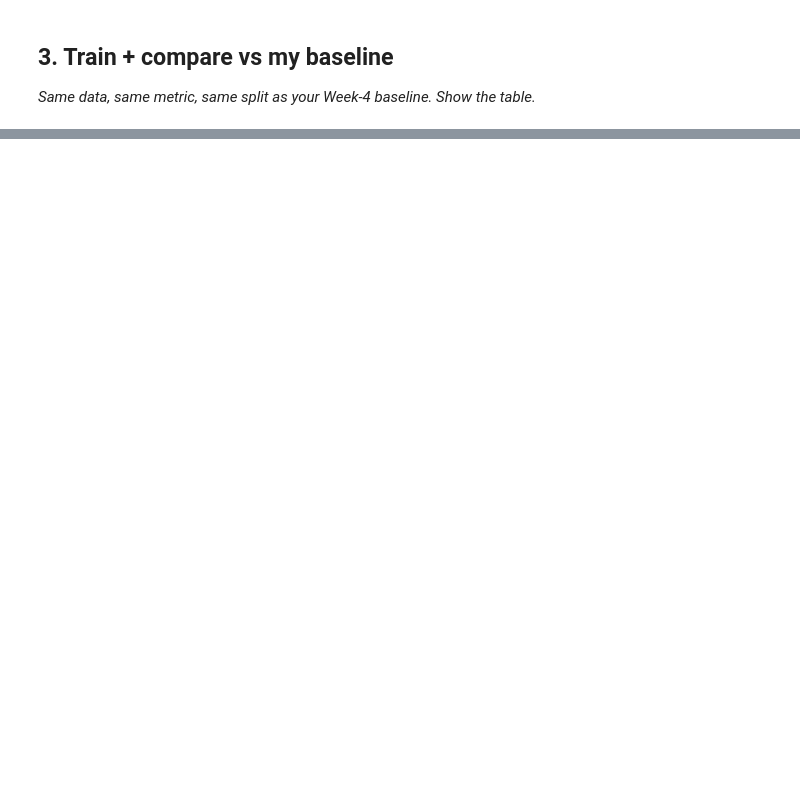
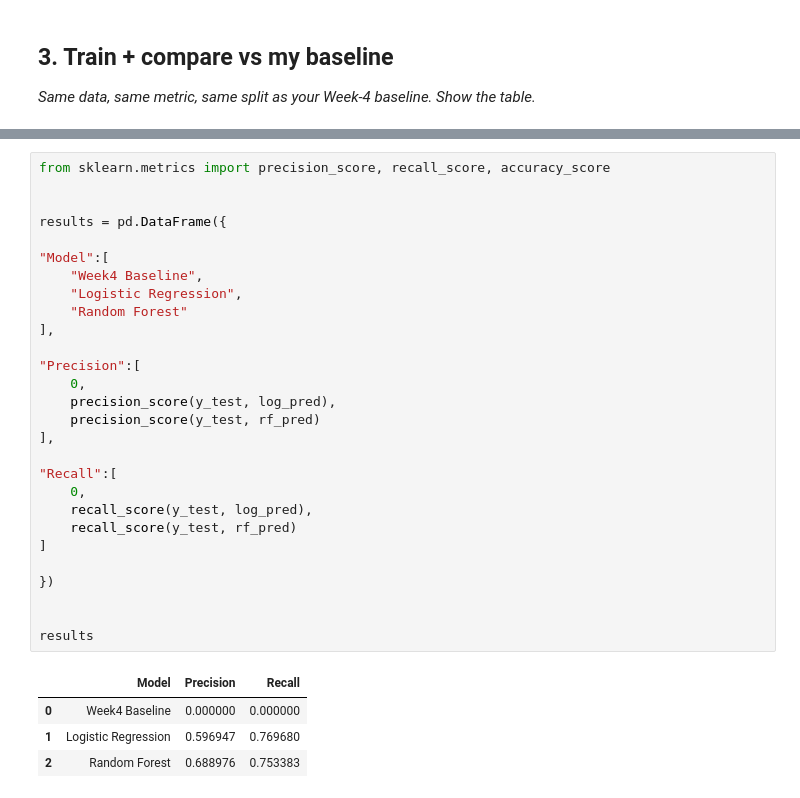
Before and after one commit to Mahid-Imran/flyrank-ml-internship-mahid-assignment2, a Jupyter notebook: work/notebooks/w05_model.ipynb, the cells around one changed output, grey strips where cells are left out. Drawn from its saved outputs; the diff is of its cells as text; blank space fills up the shorter version.

```diff
--- a/work/notebooks/w05_model.ipynb
+++ b/work/notebooks/w05_model.ipynb
@@ -36,0 +154,33 @@ This skeleton is yours to fill. Work the sections **in order** — each one has
+# %%
+from sklearn.metrics import precision_score, recall_score, accuracy_score
+
+
+results = pd.DataFrame({
+
+"Model":[
+    "Week4 Baseline",
+    "Logistic Regression",
+    "Random Forest"
+],
+
+"Precision":[
+    0,
+    precision_score(y_test, log_pred),
+    precision_score(y_test, rf_pred)
+],
+
+"Recall":[
+    0,
+    recall_score(y_test, log_pred),
+    recall_score(y_test, rf_pred)
+]
+
+})
+
+
+results
+# %% [output]
+|  | Model | Precision | Recall |
+| 0 | Week4 Baseline | 0.000000 | 0.000000 |
+| 1 | Logistic Regression | 0.596947 | 0.769680 |
+| 2 | Random Forest | 0.688976 | 0.753383 |
```
Also changed, not shown: parts of 20 cells of this notebook.
